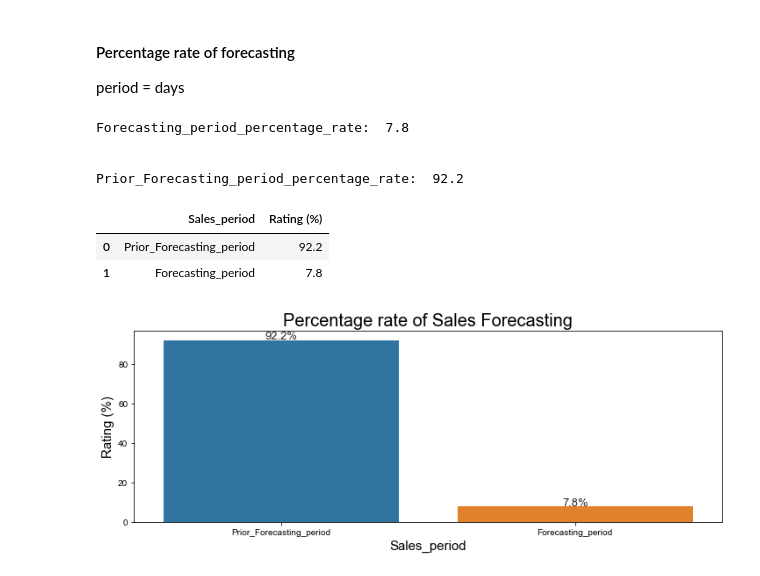
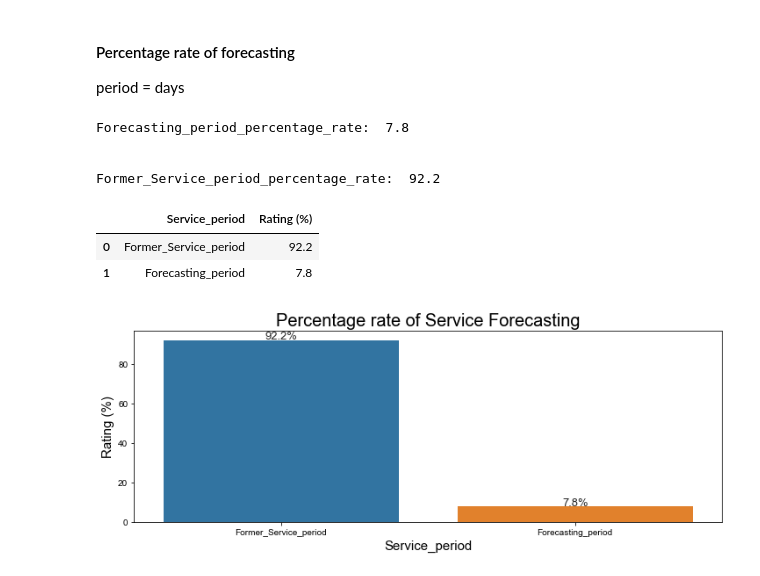
Before and after one commit to Ben-20/Uber-Trips-Forecasting, a Jupyter notebook: Uber_Trips_forecasting.ipynb, the cells around one changed output. Saved outputs shown, nothing was run; the diff lists cells and outputs as text; code cells hidden in the pictures.

```diff
--- a/Uber_Trips_forecasting.ipynb
+++ b/Uber_Trips_forecasting.ipynb
@@ -179,33 +179,33 @@ Prior_Forecasting_period_percentage_rate = np.round((Prior_Forecasting_period/ T
 # %%
 print('Forecasting_period_percentage_rate: ', Forecasting_period_percentage_rate)
 print('\n')
-print('Prior_Forecasting_period_percentage_rate: ', Prior_Forecasting_period_percentage_rate)
+print('Former_Service_period_percentage_rate: ', Former_Service_period_percentage_rate)
 # %% [output]
 Forecasting_period_percentage_rate:  7.8
 
 
-Prior_Forecasting_period_percentage_rate:  92.2
+Former_Service_period_percentage_rate:  92.2
 # %%
-result = pd.DataFrame({'Sales_period': ['Prior_Forecasting_period', 'Forecasting_period'],
+result = pd.DataFrame({'Service_period': ['Former_Service_period', 'Forecasting_period'],
                       'Rating (%)': [92.2, 7.8]})
 # %%
 result
 # %% [output]
-|  | Sales_period | Rating (%) |
-| 0 | Prior_Forecasting_period | 92.2 |
+|  | Service_period | Rating (%) |
+| 0 | Former_Service_period | 92.2 |
 | 1 | Forecasting_period | 7.8 |
 # %%
 plt.figure(figsize = (12, 4))
-ax = sns.barplot(x = 'Sales_period', y = 'Rating (%)', data = result)
-plt.title('Percentage rate of Sales Forecasting', fontsize = 20)
-plt.xlabel('Sales_period', fontsize = 15)
+ax = sns.barplot(x = 'Service_period', y = 'Rating (%)', data = result)
+plt.title('Percentage rate of Service Forecasting', fontsize = 20)
+plt.xlabel('Service_period', fontsize = 15)
 plt.ylabel('Rating (%)', fontsize = 15)
 sns.set_style('darkgrid')
 
 for p in ax.patches:
     percentage = '{:.1f}%'.format(p.get_height())
     x = p.get_x() + p.get_width()/ 2
     y = p.get_height() + 0.5
     ax.annotate(percentage, (x, y), ha = 'center', size = 13)
 # %% [output]
-[figure, old version]
+[figure, new version]
```
Also changed, not shown: parts of 8 cells of this notebook.
